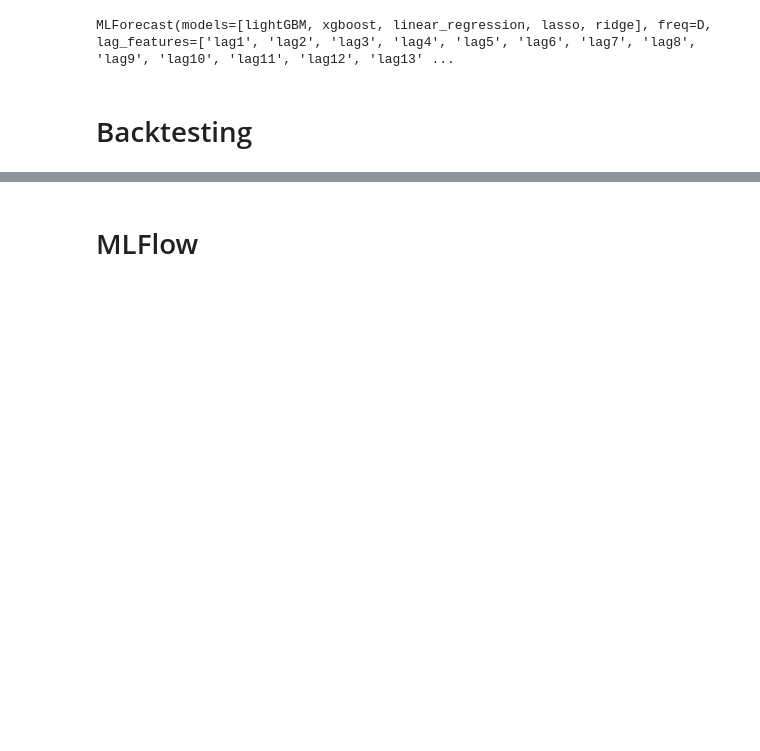
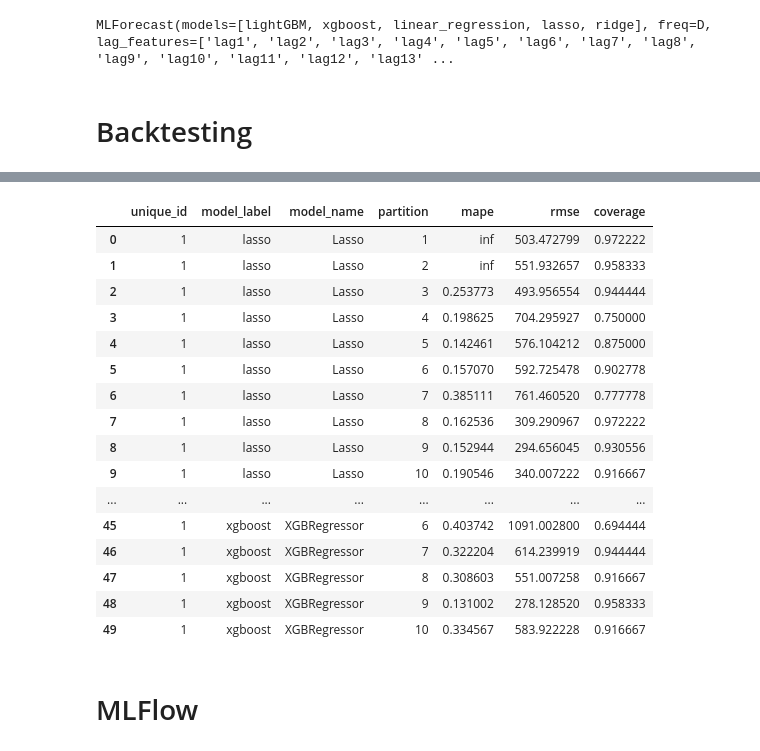
Before and after one commit to aizhanmaksatbek/forecasting_service, a Jupyter notebook: experiment/experiment.ipynb, the cells around one changed output, grey strips where cells are left out. Saved outputs shown, nothing was run; the diff lists cells and outputs as text; code cells hidden in the pictures; blank space fills up the shorter version.

```diff
--- a/experiment/experiment.ipynb
+++ b/experiment/experiment.ipynb
@@ -120,0 +140,6 @@ bkt_df.head()
+# %%
+model_label = ["lightGBM", "xgboost", "linear_regression", "lasso", "ridge"]
+model_name = ['LGBMRegressor', 'XGBRegressor', 'LinearRegression', 'Lasso', 'Ridge']
+
+models_mapping = pd.DataFrame({"model_label": model_label, "model_name": model_name})
+models_mapping
@@ -120,0 +181,9 @@ bkt_df.head()
+# %%
+bkt_long = bkt_long.merge(partitions_mapping, how="left", on=["cutoff"])
+
+bkt = (bkt_long
+.pivot(index=["unique_id", "ds", "model_label", "partition", "y"],
+       columns="type", values="value")
+.reset_index()
+.merge(models_mapping, how="left", on=["model_label"])
+       )
@@ -121,2 +206,50 @@ bkt_df.head()
+# %%
+def mape(y, yhat):
+    mape = mean(abs(y - yhat)/ y)
+    return mape
+
+def rmse(y, yhat):
+    rmse = (mean((y - yhat) ** 2 )) ** 0.5
+    return rmse
+
+def coverage(y, lower, upper):
+    coverage = sum((y <= upper) & (y >= lower)) / len(y)
+    return coverage
+
+def score(df):
+    mape_score = mape(y = df["y"], yhat = df["forecast"])
+    rmse_score = rmse(y = df["y"], yhat = df["forecast"])
+    coverage_score = coverage(y = df["y"], lower = df["lower"], upper = df["upper"])
+    cols = ["mape", "rmse", "coverage"]
+    df = pd.Series([mape_score, rmse_score,  coverage_score], index=cols)
+    return df
+# %%
+# Create score_df
+score_df = (bkt
+            .groupby(["unique_id", "model_label", "model_name", "partition"])
+            [["unique_id", "model_label", "model_name", "partition", "y", "forecast", "lower", "upper"]]
+            .apply(score)
+            .reset_index()
+)
+
+score_df
+# %% [output]
+|  | unique_id | model_label | model_name | partition | mape | rmse | coverage |
+| 0 | 1 | lasso | Lasso | 1 | inf | 503.472799 | 0.972222 |
+| 1 | 1 | lasso | Lasso | 2 | inf | 551.932657 | 0.958333 |
+| 2 | 1 | lasso | Lasso | 3 | 0.253773 | 493.956554 | 0.944444 |
+| 3 | 1 | lasso | Lasso | 4 | 0.198625 | 704.295927 | 0.750000 |
+| 4 | 1 | lasso | Lasso | 5 | 0.142461 | 576.104212 | 0.875000 |
+| 5 | 1 | lasso | Lasso | 6 | 0.157070 | 592.725478 | 0.902778 |
+| 6 | 1 | lasso | Lasso | 7 | 0.385111 | 761.460520 | 0.777778 |
+| 7 | 1 | lasso | Lasso | 8 | 0.162536 | 309.290967 | 0.972222 |
+| 8 | 1 | lasso | Lasso | 9 | 0.152944 | 294.656045 | 0.930556 |
+| 9 | 1 | lasso | Lasso | 10 | 0.190546 | 340.007222 | 0.916667 |
+| ... | ... | ... | ... | ... | ... | ... | ... |
+| 45 | 1 | xgboost | XGBRegressor | 6 | 0.403742 | 1091.002800 | 0.694444 |
+| 46 | 1 | xgboost | XGBRegressor | 7 | 0.322204 | 614.239919 | 0.944444 |
+| 47 | 1 | xgboost | XGBRegressor | 8 | 0.308603 | 551.007258 | 0.916667 |
+| 48 | 1 | xgboost | XGBRegressor | 9 | 0.131002 | 278.128520 | 0.958333 |
+| 49 | 1 | xgboost | XGBRegressor | 10 | 0.334567 | 583.922228 | 0.916667 |
 # %% [markdown]
 # MLFlow
```
Also changed, not shown: parts of 8 cells of this notebook, 1 other file.
